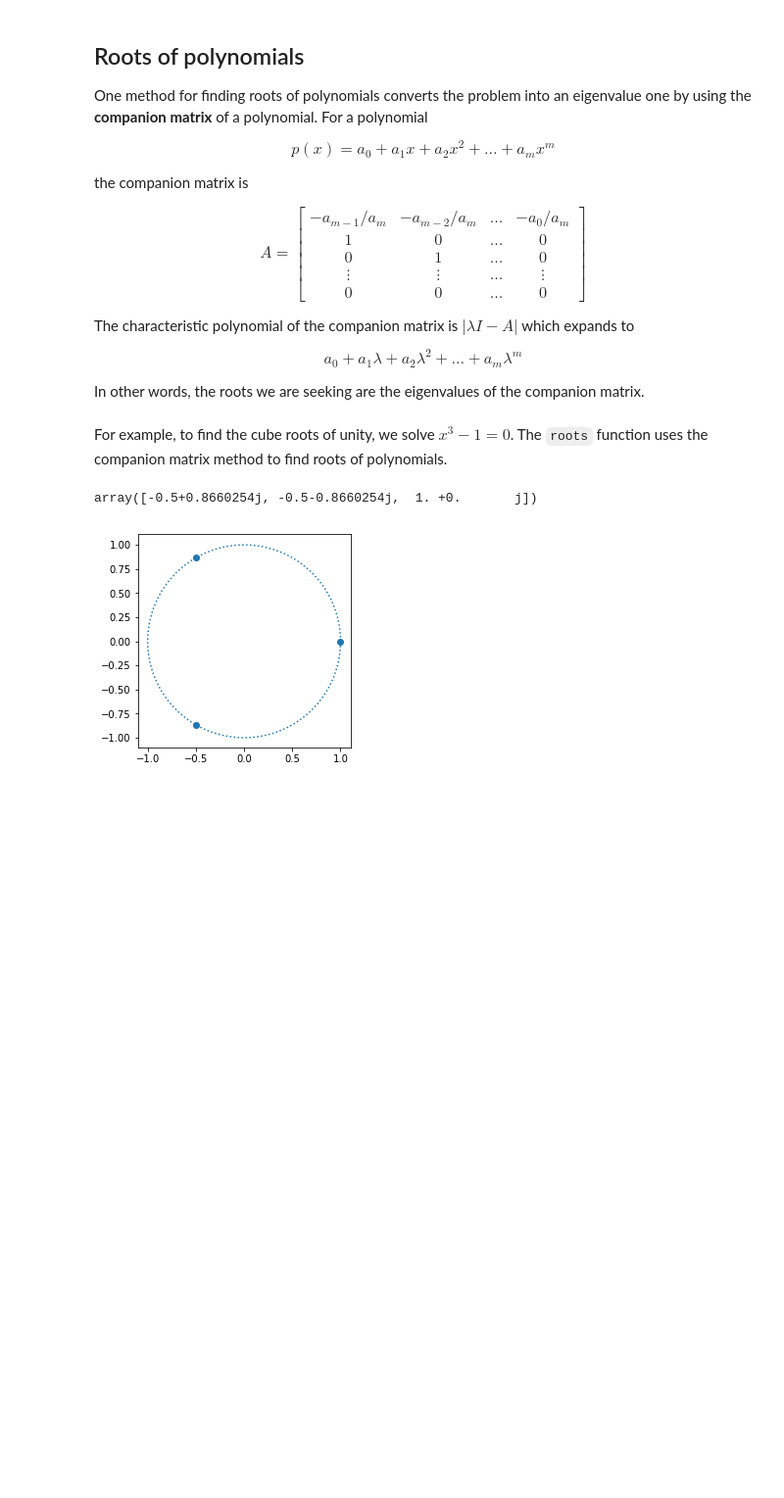
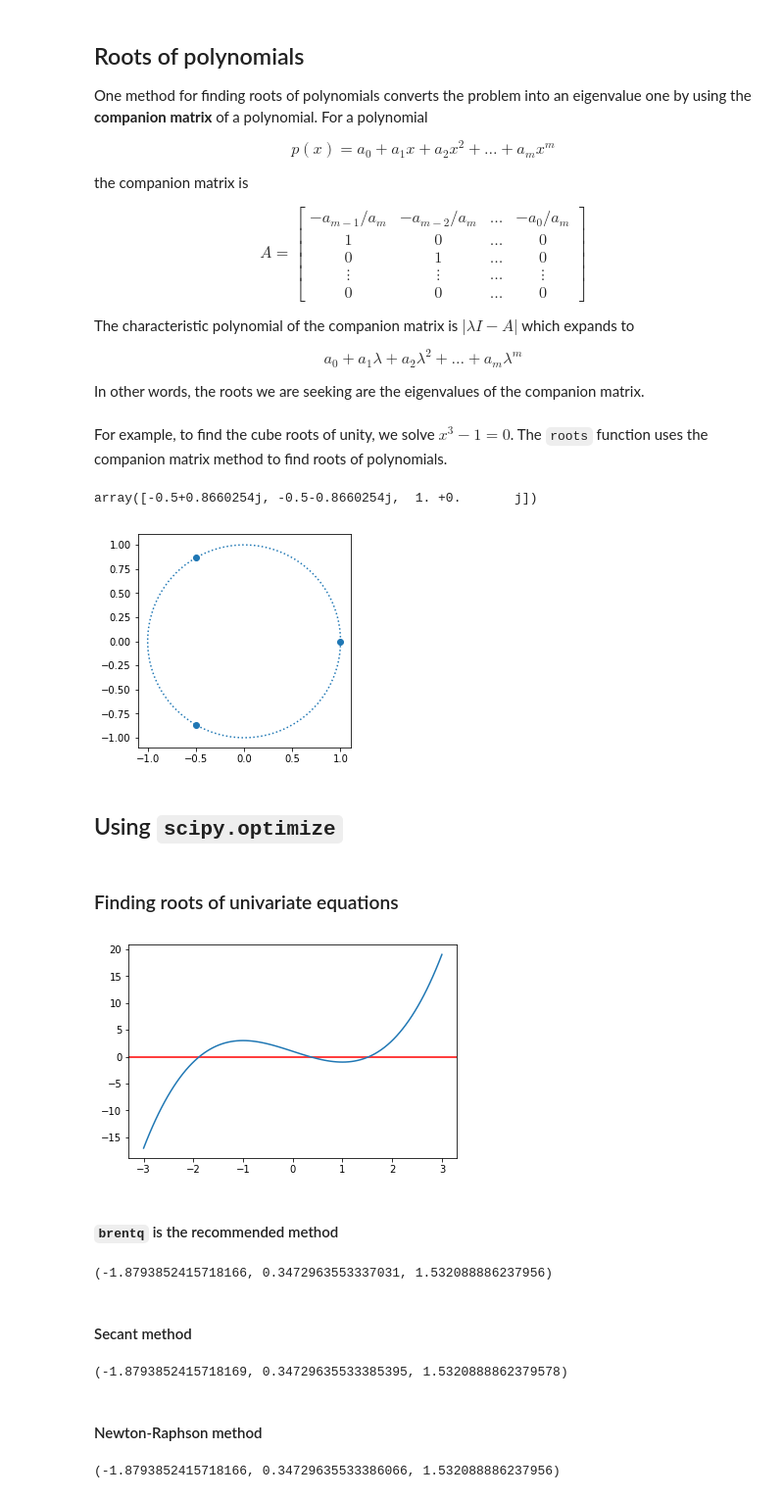
Before and after one commit to cliburn/sta-663-2018, a Jupyter notebook: notebooks/S09A_Root_Finding.ipynb, the cells around one changed output. Shown at 98% size. Saved outputs shown, nothing was run; the diff lists cells and outputs as text; code cells hidden in the pictures; blank space fills up the shorter version.

```diff
--- a/notebooks/S09A_Root_Finding.ipynb
+++ b/notebooks/S09A_Root_Finding.ipynb
@@ -478,3 +478,17 @@ plt.axis('square')
 pass
 # %% [output]
 [figure]
+# %% [markdown]
+## Using `scipy.optimize`
+# %% [markdown]
+### Finding roots of univariate equations
+# %%
+def f(x):
+    return x**3-3*x+1
+# %%
+x = np.linspace(-3,3,100)
+plt.axhline(0, c='red')
+plt.plot(x, f(x))
+pass
+# %% [output]
+[figure, added]
@@ -480,0 +497,19 @@ pass
+# %% [markdown]
+#### `brentq` is the recommended method
+# %%
+brentq(f, -3, 0), brentq(f, 0, 1), brentq(f, 1,3)
+# %% [output]
+(-1.8793852415718166, 0.3472963553337031, 1.532088886237956)
+# %% [markdown]
+#### Secant method
+# %%
+newton(f, -3), newton(f, 0), newton(f, 3)
+# %% [output]
+(-1.8793852415718169, 0.34729635533385395, 1.5320888862379578)
+# %% [markdown]
+#### Newton-Raphson method
+# %%
+fprime = lambda x: 3*x**2 - 3
+newton(f, -3, fprime), newton(f, 0, fprime), newton(f, 3, fprime)
+# %% [output]
+(-1.8793852415718166, 0.34729635533386066, 1.532088886237956)
```
Also changed, not shown: parts of 22 cells of this notebook, 4 other files.
